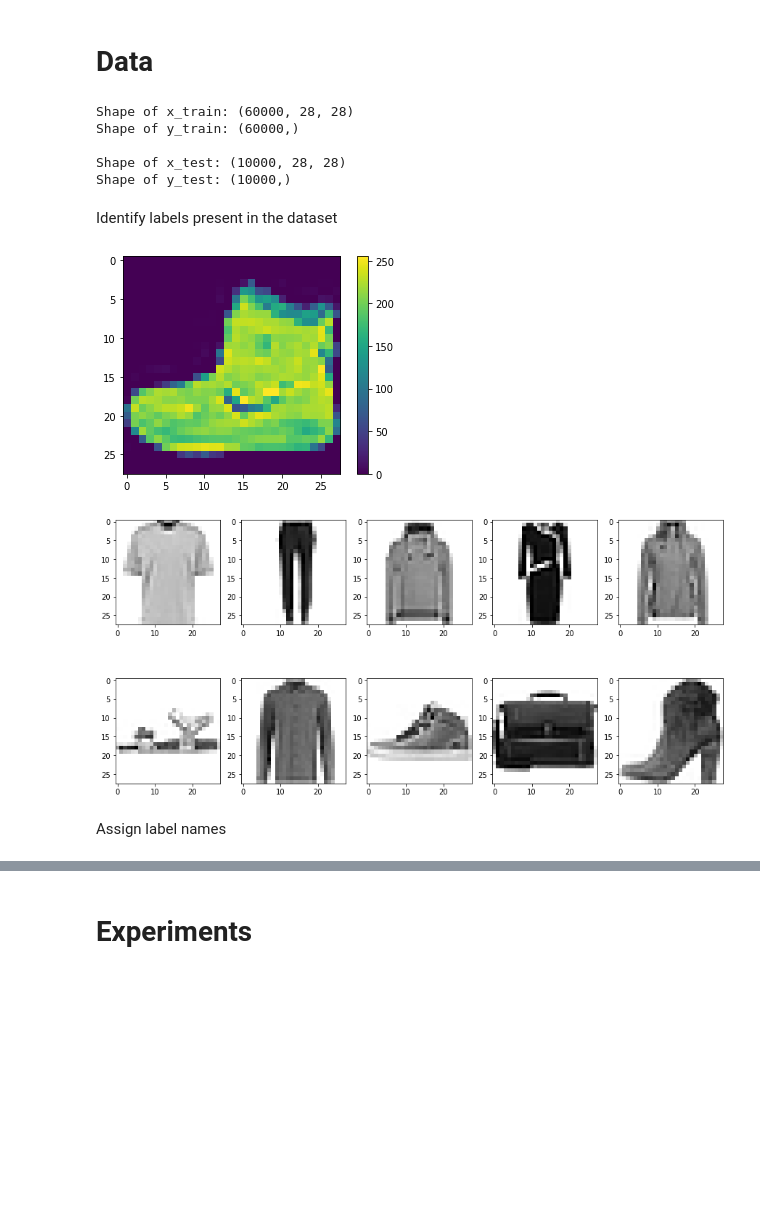
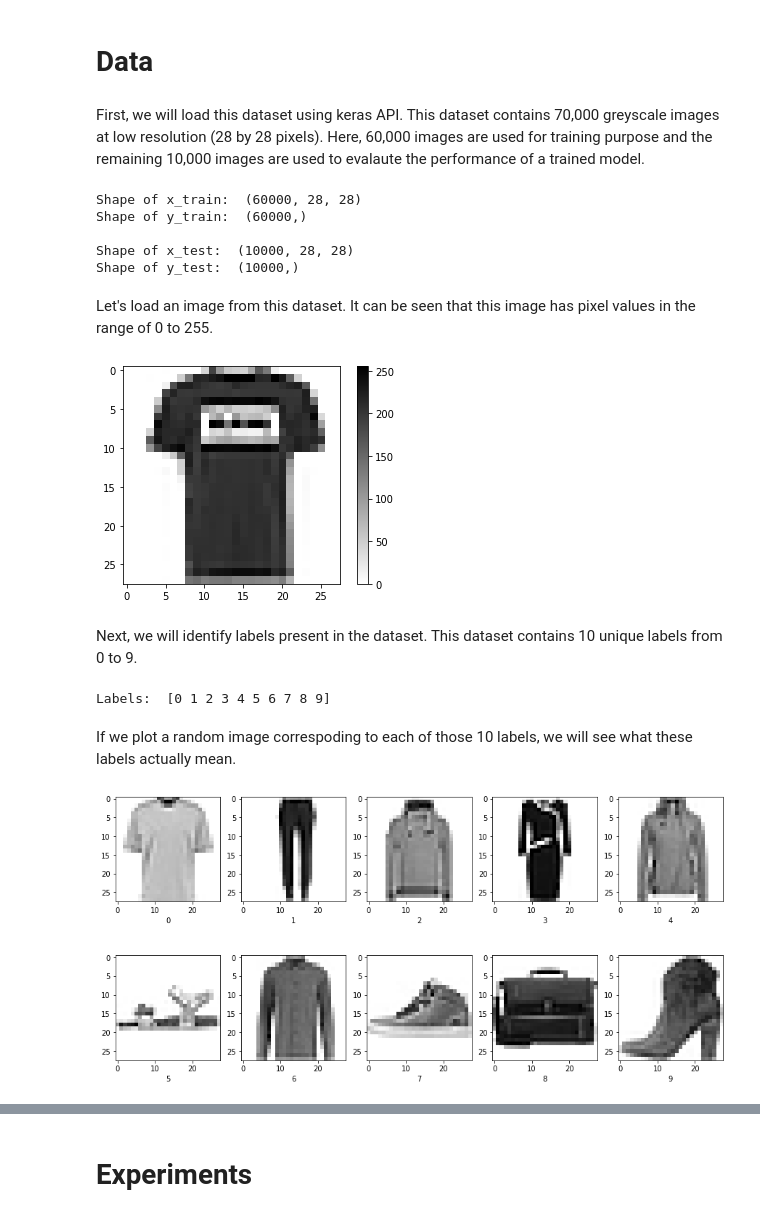
Before and after one commit to salilrsharma/My-Data-Science-Portfolio, a Jupyter notebook: Fasion-MNIST image classification.ipynb, the cells around one changed output, grey strips where cells are left out. Drawn from its saved outputs; the diff is of its cells as text; code cells hidden in the pictures; blank space fills up the shorter version.

```diff
--- a/Fasion-MNIST image classification.ipynb
+++ b/Fasion-MNIST image classification.ipynb
@@ -3,5 +7,7 @@
 # %% [markdown]
 # Data
+# %% [markdown]
+First, we will load this dataset using keras API. This dataset contains 70,000 greyscale images at low resolution (28 by 28 pixels). Here, 60,000 images are used for training purpose and the remaining 10,000 images are used to evalaute the performance of a trained model.
 # %%
 from keras.datasets import fashion_mnist
 
@@ -21,32 +27,36 @@ Shape of y_test: (10000,)
-# %% [markdown]
-Identify labels present in the dataset
+# %% [markdown]
+Let's load an image from this dataset. It can be seen that this image has pixel values in the range of 0 to 255.
+# %%
+import matplotlib.pyplot as plt
+plt.figure()
+plt.imshow(x_train[1], cmap=plt.cm.gist_yarg)
+plt.colorbar()
+plt.grid(False)
+plt.show()
+# %% [output]
+[figure, added]
+# %% [markdown]
+Next, we will identify labels present in the dataset. This dataset contains 10 unique labels from 0 to 9.
 # %%
 import numpy as np
 labellist = np.unique(y_train)
+print('Labels: ', labellist)
+# %% [output]
+Labels:  [0 1 2 3 4 5 6 7 8 9]
-# %%
-plt.figure()
-plt.imshow(x_train[0])
-plt.colorbar()
-plt.grid(False)
-plt.show()
-# %% [output]
-[figure, removed]
+# %% [markdown]
+If we plot a random image correspoding to each of those 10 labels, we will see what these labels actually mean.
 # %%
-import matplotlib.pyplot as plt
-
 figure, axes = plt.subplots(2, 5, figsize=(15,8))
 plt.subplots_adjust(hspace = 0.01, wspace=0.20)
 i=0
 
 for item in labellist:
     a = int(np.floor(i/5))
     b = i%5
     indices = np.nonzero(y_train == item)
-    axes[a][b].imshow(x_train[indices[0][-1]], cmap=plt.cm.binary)
-#     plt.colorbar()
+    axes[a][b].imshow(x_train[indices[0][-1]], cmap=plt.cm.gist_yarg)
+    axes[a][b].set_xlabel(item)
     i=i+1
 plt.show()
 # %% [output]
-[figure, old version]
+[figure, new version]
-# %% [markdown]
-Assign label names
```
Also changed, not shown: parts of 50 cells of this notebook.
